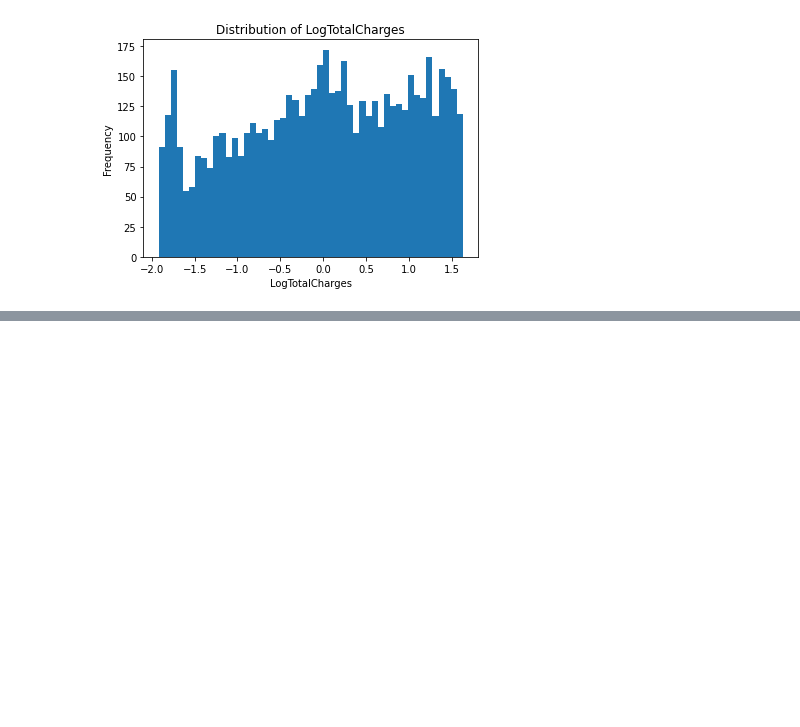
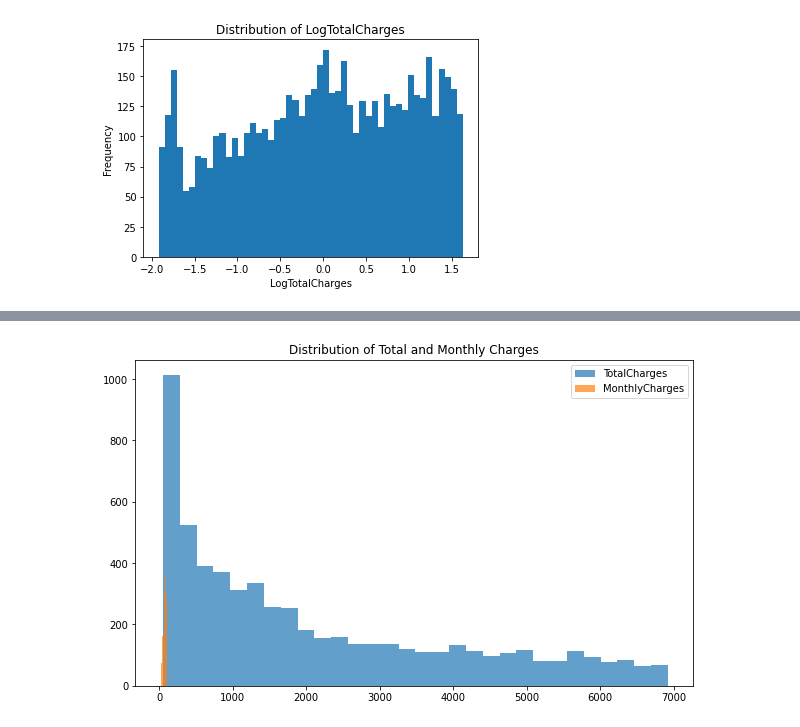
Before and after one commit to xmaaaa/722Lab, a Jupyter notebook: BDAS.ipynb, the cells around one changed output, grey strips where cells are left out. Saved outputs shown, nothing was run; the diff lists cells and outputs as text; code cells hidden in the pictures; blank space fills up the shorter version.

```diff
--- a/BDAS.ipynb
+++ b/BDAS.ipynb
@@ -609,0 +823,84 @@ plt.show()
+# %%
+# 08-INT
+
+# Summarize Results
+# Add relevant tables or graphs
+from sklearn.metrics import confusion_matrix, accuracy_score, f1_score, roc_auc_score
+%pip install shap
+import shap
+
+# Histograms
+plt.figure(figsize=(10, 6))
+plt.hist(df_cleaned.select('TotalCharges').toPandas(), bins=30, alpha=0.7, label='TotalCharges')
+plt.hist(df_cleaned.select('MonthlyCharges').toPandas(), bins=30, alpha=0.7, label='MonthlyCharges')
+plt.legend()
+plt.title("Distribution of Total and Monthly Charges")
+plt.show()
+
+# Confusion Matrix
+# Evaluation
+y_pred = rf_model.predict(X_test)
+cm = confusion_matrix(y_test, y_pred)
+sns.heatmap(cm, annot=True, fmt='d', cmap='Blues')
+plt.title("Confusion Matrix")
+plt.xlabel("Predicted")
+plt.ylabel("Actual")
+plt.show()
+
+# Scatter Plot for Continuous Features
+df_test = pd.DataFrame(X_test, columns=numeric_features)
+df_test['Churn'] = y_test
+
+for feature in numeric_features:
+    plt.figure(figsize=(8, 6))
+    plt.scatter(df_test[feature], df_test['Churn'], c=df_test['Churn'], cmap='coolwarm')
+    plt.xlabel(feature)
+    plt.ylabel('Churn')
+    plt.title(f"Scatter Plot: {feature} vs Churn")
+    plt.show()
+
+# Learning Curves
+training_loss = nn.loss_curve_
+
+plt.figure(figsize=(10, 6))
+plt.plot(training_loss, label='Training Loss')
+plt.xlabel('Epoch')
+plt.ylabel('Loss')
+plt.title("Learning Curve")
+plt.legend()
+plt.show()
+
+# Feature Importance
+feature_importances = pd.Series(rf_model.feature_importances_, index=numeric_features).sort_values(ascending=False)
+feature_importances.plot(kind='bar', title="Random Forest Feature Importance")
+plt.show()
+
+# Correlation Matrix
+corr_matrix = df_cleaned.toPandas().corr()
+plt.figure(figsize=(12, 10))
+sns.heatmap(corr_matrix, annot=True, cmap='coolwarm', vmin=-1, vmax=1)
+plt.title("Correlation Matrix")
+plt.show()
+
+# Evaluation Metrics
+results = []
+
+for name, model in models.items():
+    model.fit(X_train, y_train)
+    y_pred = model.predict(X_test)
+
+    accuracy = accuracy_score(y_test, y_pred)
+    f1 = f1_score(y_test, y_pred)
+    roc_auc = roc_auc_score(y_test, y_pred)
+
+    results.append({"Model": name, "Accuracy": accuracy, "F1 Score": f1, "ROC-AUC": roc_auc})
+
+# Convert to a DataFrame
+results_df = pd.DataFrame(results)
+
+# Visualize the Results
+plt.figure(figsize=(10, 6))
+results_df.set_index("Model")[["Accuracy", "F1 Score", "ROC-AUC"]].plot(kind='bar')
+plt.title("Model Performance Comparison")
+plt.show()
+# %% [output]
@@ -609,0 +926 @@ plt.show()
+[figure, added]
```
Also changed, not shown: parts of 5 cells of this notebook.
